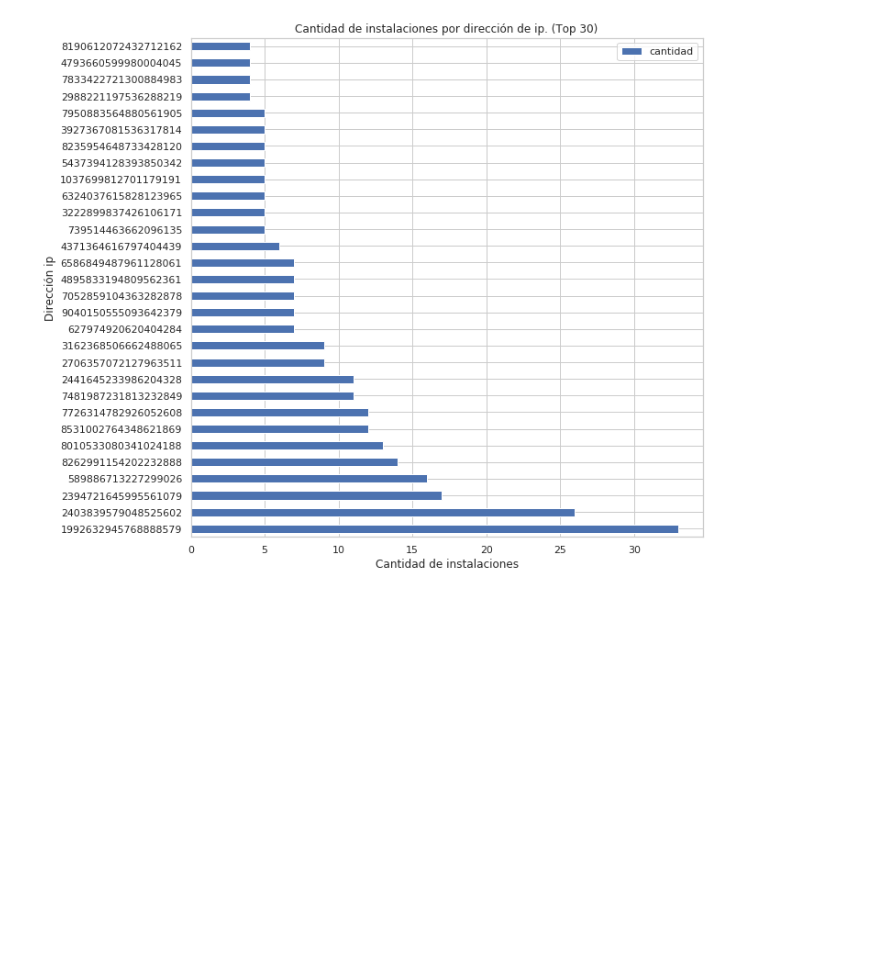
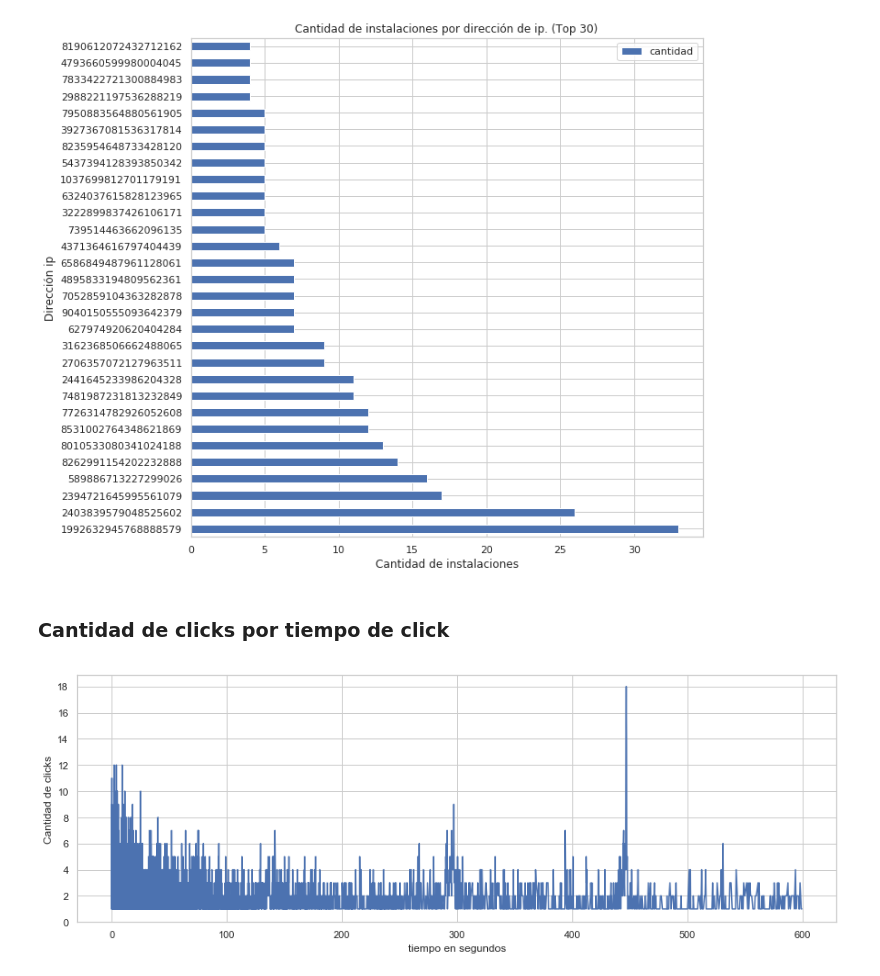
Before and after one commit to alepenaa94/Datos_2019, a Jupyter notebook: Notebook/TP1_Análisis Exploratorio.ipynb, the cells around one changed output. Drawn from its saved outputs; the diff is of its cells as text; code cells hidden in the pictures; blank space fills up the shorter version.

Commit message:
Agregada Visualizacion cantidad de clicks por tiempo de click

```diff
--- a/Notebook/TP1_Análisis Exploratorio.ipynb
+++ b/Notebook/TP1_Análisis Exploratorio.ipynb
@@ -288,3 +289,14 @@ plt.xlabel('Cantidad de instalaciones');
 plt.ylabel('Dirección ip');
 # %% [output]
 [figure]
+# %% [markdown]
+<a id='link_11'></a>
+### Cantidad de clicks por tiempo de click
+# %%
+clicks['timeToClick'].value_counts().sort_index().head(8500).plot(kind='line',figsize=(15,5));
+plt.xticks([100 * i for i in range(7)]);
+plt.yticks([2*i for i in range(10)]);
+plt.xlabel("tiempo en segundos");
+plt.ylabel("Cantidad de clicks");
+# %% [output]
+[figure, added]
```
Also changed, not shown: parts of 1 cell of this notebook.
